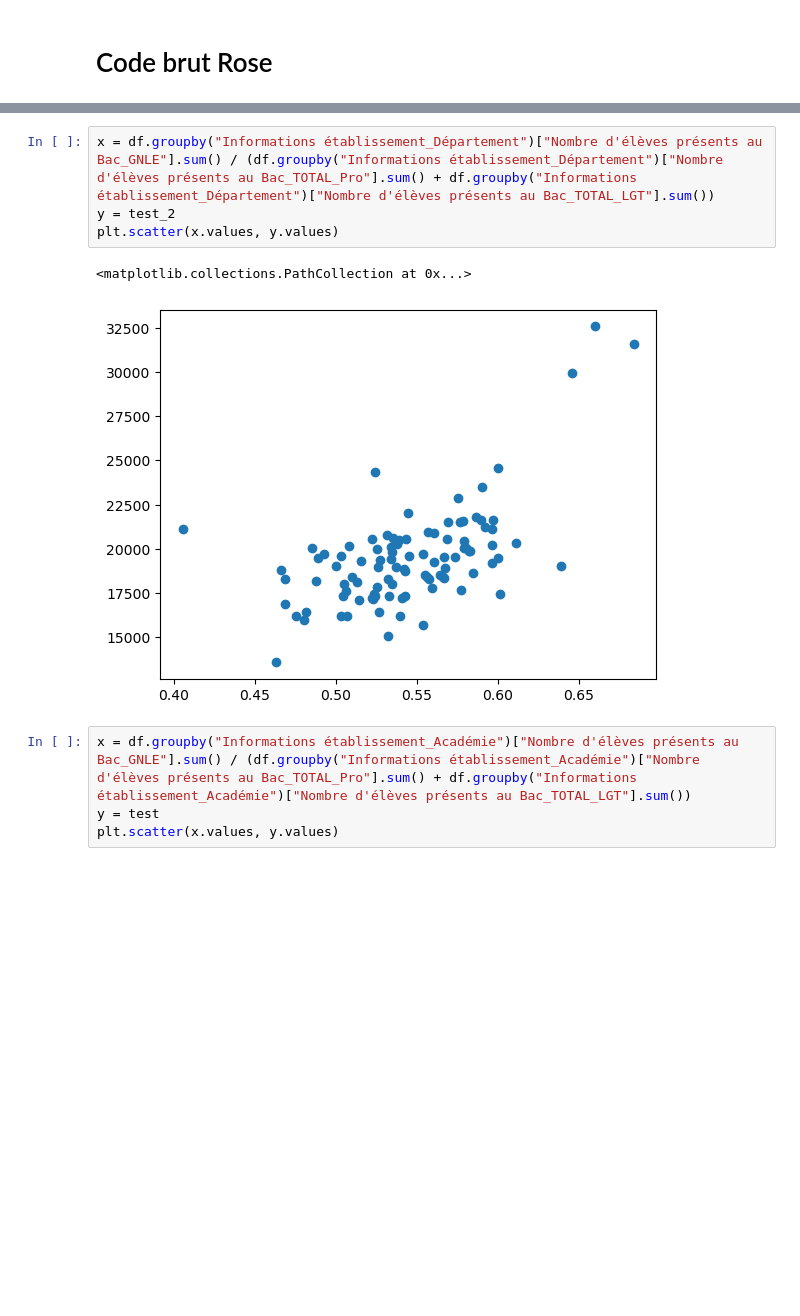
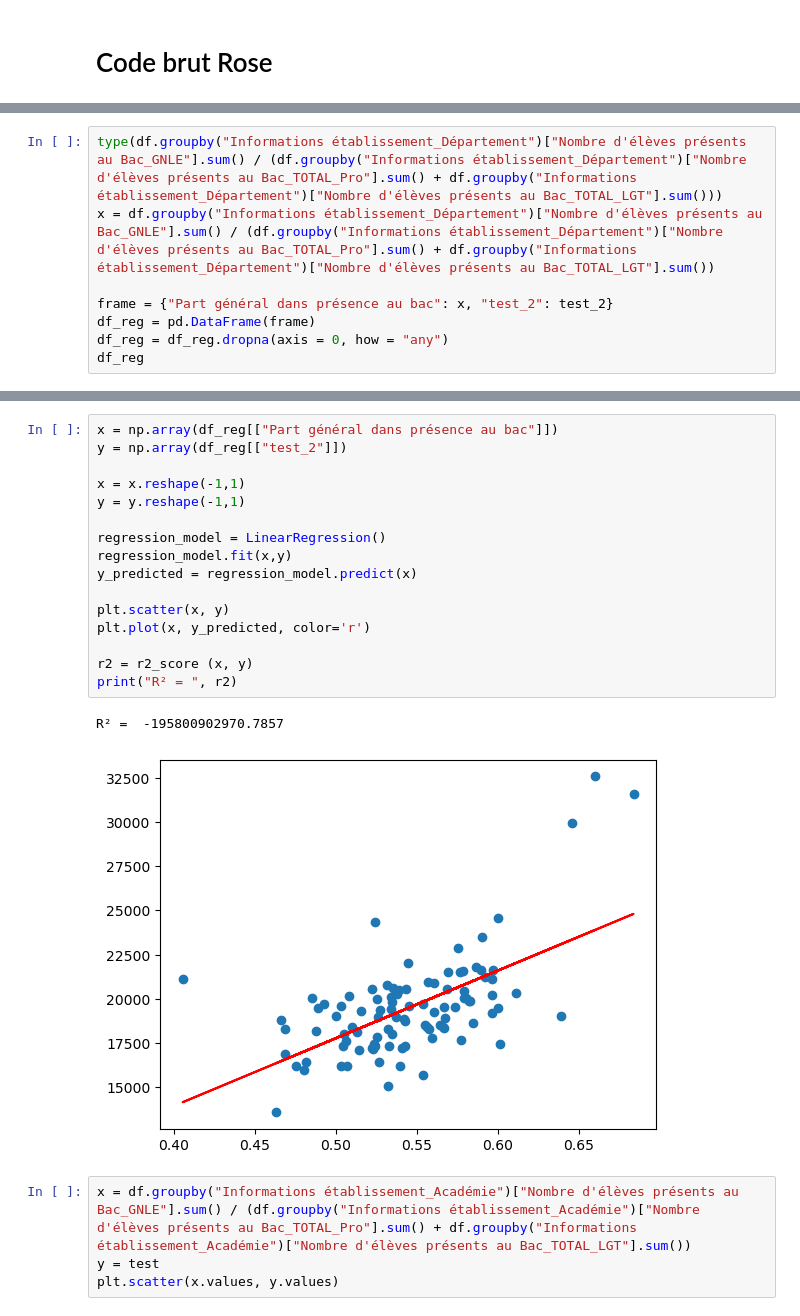
Before and after one commit to Acochepin/Python-2A---AC---JM---RS, a Jupyter notebook: Manipulation bases de données.ipynb, the cells around one changed output, grey strips where cells are left out. Cells and saved outputs as stored; diff of their text form; blank space fills up the shorter version.

Commit message:
Régression 1er graphique de Rose

```diff
--- a/Manipulation bases de données.ipynb
+++ b/Manipulation bases de données.ipynb
@@ -743,0 +748,8 @@ test_2 = df5/df.groupby("Informations établissement_Département")["Nbre d'unit
+# %%
+type(df.groupby("Informations établissement_Département")["Nombre d'élèves présents au Bac_GNLE"].sum() / (df.groupby("Informations établissement_Département")["Nombre d'élèves présents au Bac_TOTAL_Pro"].sum() + df.groupby("Informations établissement_Département")["Nombre d'élèves présents au Bac_TOTAL_LGT"].sum()))
+x = df.groupby("Informations établissement_Département")["Nombre d'élèves présents au Bac_GNLE"].sum() / (df.groupby("Informations établissement_Département")["Nombre d'élèves présents au Bac_TOTAL_Pro"].sum() + df.groupby("Informations établissement_Département")["Nombre d'élèves présents au Bac_TOTAL_LGT"].sum())
+
+frame = {"Part général dans présence au bac": x, "test_2": test_2}
+df_reg = pd.DataFrame(frame)
+df_reg = df_reg.dropna(axis = 0, how = "any")
+df_reg
@@ -744,10 +771,22 @@ test_2 = df5/df.groupby("Informations établissement_Département")["Nbre d'unit
 # %%
-x = df.groupby("Informations établissement_Département")["Nombre d'élèves présents au Bac_GNLE"].sum() / (df.groupby("Informations établissement_Département")["Nombre d'élèves présents au Bac_TOTAL_Pro"].sum() + df.groupby("Informations établissement_Département")["Nombre d'élèves présents au Bac_TOTAL_LGT"].sum())
-y = test_2
-plt.scatter(x.values, y.values)
+x = np.array(df_reg[["Part général dans présence au bac"]])
+y = np.array(df_reg[["test_2"]])
+
+x = x.reshape(-1,1)
+y = y.reshape(-1,1)
+
+regression_model = LinearRegression()
+regression_model.fit(x,y)
+y_predicted = regression_model.predict(x)
+
+plt.scatter(x, y)
+plt.plot(x, y_predicted, color='r')
+
+r2 = r2_score (x, y)
+print("R² = ", r2)
 # %% [output]
-<matplotlib.collections.PathCollection at 0x...>
+R² =  -195800902970.7857
-[figure, old version]
+[figure, new version]
 # %%
 x = df.groupby("Informations établissement_Académie")["Nombre d'élèves présents au Bac_GNLE"].sum() / (df.groupby("Informations établissement_Académie")["Nombre d'élèves présents au Bac_TOTAL_Pro"].sum() + df.groupby("Informations établissement_Académie")["Nombre d'élèves présents au Bac_TOTAL_LGT"].sum())
 y = test
```
Also changed, not shown: parts of 6 cells of this notebook.
